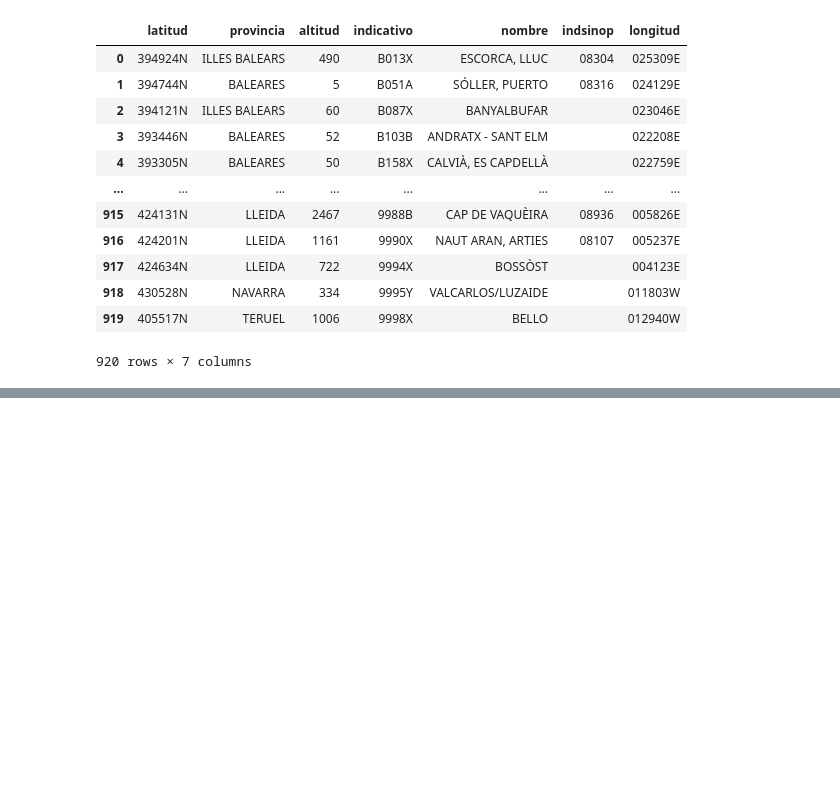
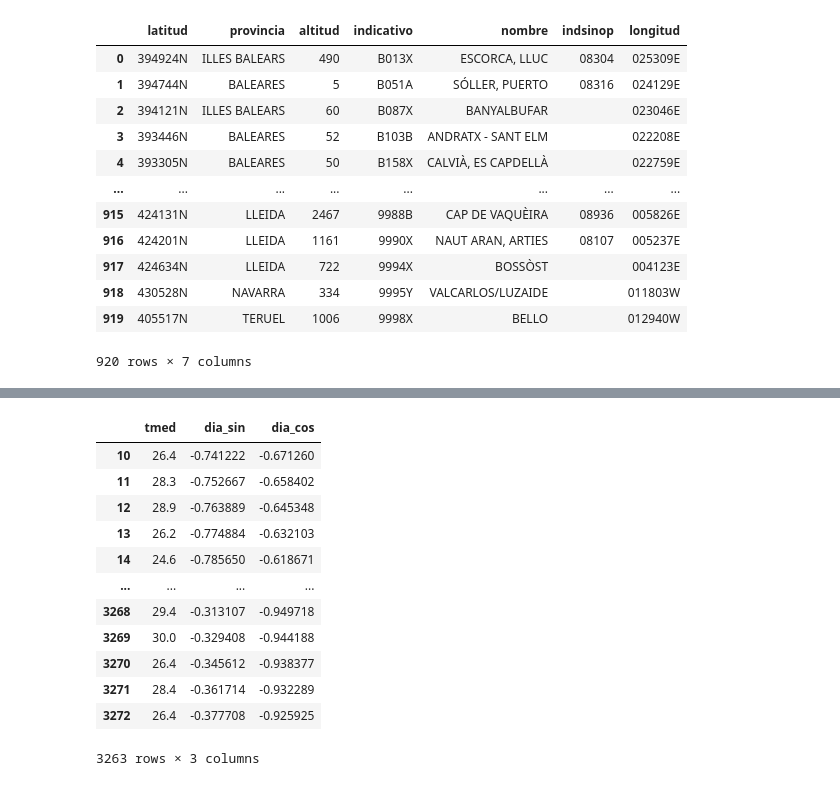
Before and after one commit to AdanMedin/proyecto_aemet, a Jupyter notebook: proyecto_aemet_api/scripts/get_DATA_ALL.ipynb, the cells around one changed output, grey strips where cells are left out. Saved outputs shown, nothing was run; the diff lists cells and outputs as text; code cells hidden in the pictures; blank space fills up the shorter version.

```diff
--- a/proyecto_aemet_api/scripts/get_DATA_ALL.ipynb
+++ b/proyecto_aemet_api/scripts/get_DATA_ALL.ipynb
@@ -435,0 +644,19 @@ with psycopg.connect(conn_str) as conn:
+# %%
+train = temp.iloc[10:-365]
+test = temp.iloc[-365:]
+# %%
+train
+# %% [output]
+|  | tmed | dia_sin | dia_cos |
+| 10 | 26.4 | -0.741222 | -0.671260 |
+| 11 | 28.3 | -0.752667 | -0.658402 |
+| 12 | 28.9 | -0.763889 | -0.645348 |
+| 13 | 26.2 | -0.774884 | -0.632103 |
+| 14 | 24.6 | -0.785650 | -0.618671 |
+| ... | ... | ... | ... |
+| 3268 | 29.4 | -0.313107 | -0.949718 |
+| 3269 | 30.0 | -0.329408 | -0.944188 |
+| 3270 | 26.4 | -0.345612 | -0.938377 |
+| 3271 | 28.4 | -0.361714 | -0.932289 |
+| 3272 | 26.4 | -0.377708 | -0.925925 |
+3263 rows × 3 columns
```
Also changed, not shown: parts of 44 cells of this notebook, 22 other files.
